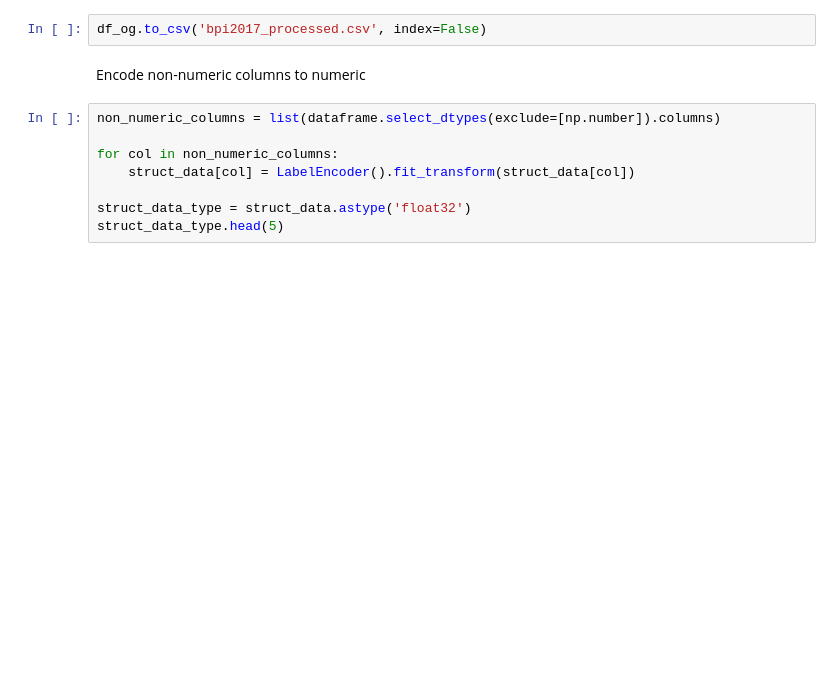
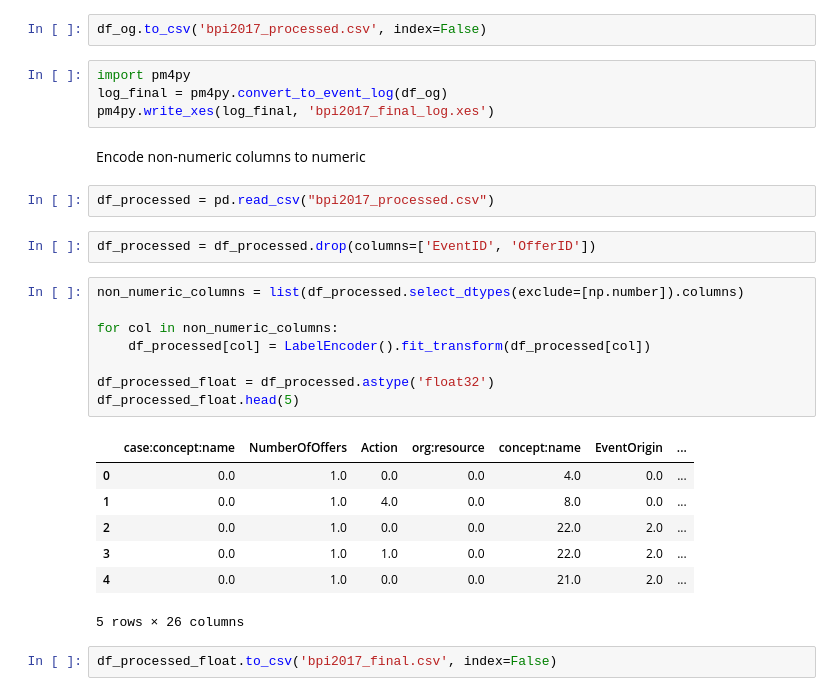
Before and after one commit to Mals77/master-thesis, a Jupyter notebook: 2-preprocessing.ipynb, the cells around one changed output. Drawn from its saved outputs; the diff is of its cells as text; blank space fills up the shorter version.

```diff
--- a/2-preprocessing.ipynb
+++ b/2-preprocessing.ipynb
@@ -150,12 +129,30 @@ See the caveats in the documentation: https://pandas.pydata.org/pandas-docs/stab
 # %%
 df_og.to_csv('bpi2017_processed.csv', index=False)
+# %%
+import pm4py
+log_final = pm4py.convert_to_event_log(df_og)
+pm4py.write_xes(log_final, 'bpi2017_final_log.xes')
 # %% [markdown]
 Encode non-numeric columns to numeric
+# %%
+df_processed = pd.read_csv("bpi2017_processed.csv")
+# %%
+df_processed = df_processed.drop(columns=['EventID', 'OfferID'])
 # %%
-non_numeric_columns = list(dataframe.select_dtypes(exclude=[np.number]).columns)
+non_numeric_columns = list(df_processed.select_dtypes(exclude=[np.number]).columns)
 
 for col in non_numeric_columns:
-    struct_data[col] = LabelEncoder().fit_transform(struct_data[col])
+    df_processed[col] = LabelEncoder().fit_transform(df_processed[col])
 
-struct_data_type = struct_data.astype('float32')
-struct_data_type.head(5)
+df_processed_float = df_processed.astype('float32')
+df_processed_float.head(5)
+# %% [output]
+|  | case:concept:name | NumberOfOffers | Action | org:resource | concept:name | EventOrigin | ... |
+| 0 | 0.0 | 1.0 | 0.0 | 0.0 | 4.0 | 0.0 | ... |
+| 1 | 0.0 | 1.0 | 4.0 | 0.0 | 8.0 | 0.0 | ... |
+| 2 | 0.0 | 1.0 | 0.0 | 0.0 | 22.0 | 2.0 | ... |
+| 3 | 0.0 | 1.0 | 1.0 | 0.0 | 22.0 | 2.0 | ... |
+| 4 | 0.0 | 1.0 | 0.0 | 0.0 | 21.0 | 2.0 | ... |
+5 rows × 26 columns
+# %%
+df_processed_float.to_csv('bpi2017_final.csv', index=False)
```
Also changed, not shown: parts of 3 cells of this notebook, 1 other file.
